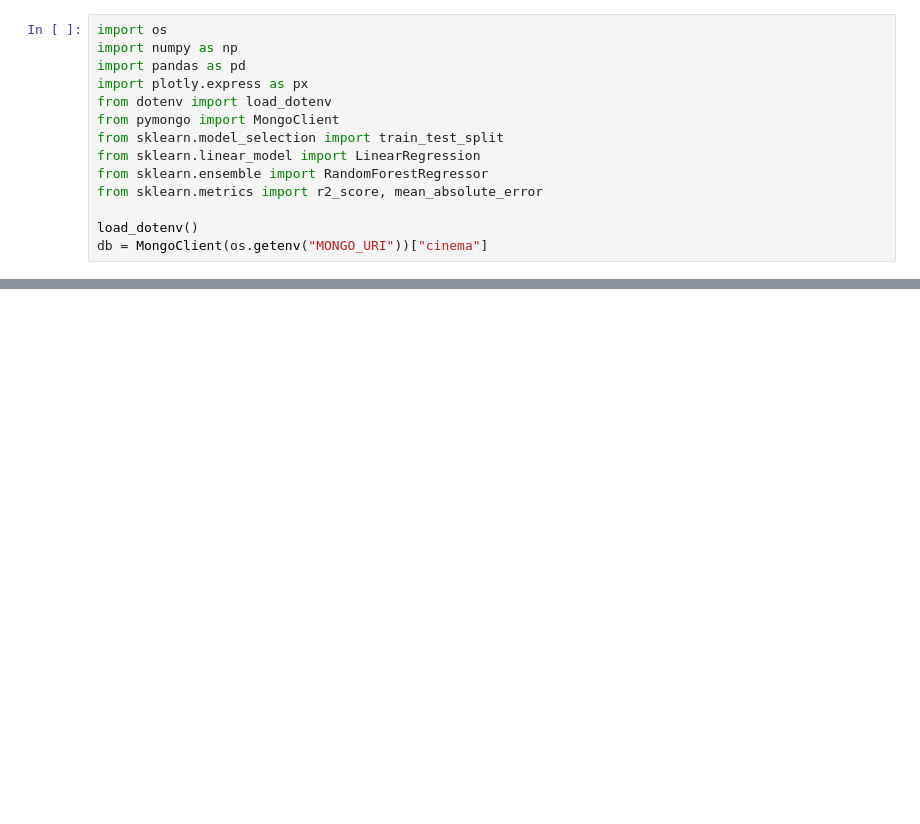
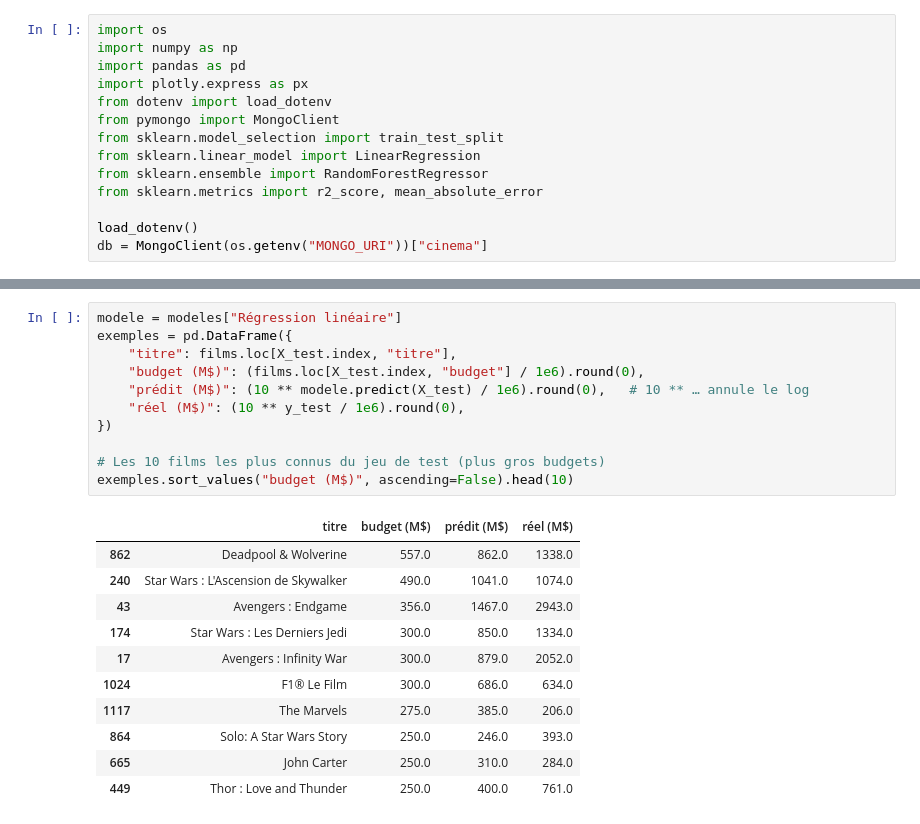
Before and after one commit to hinataa9292/projet-cinema-tmdb, a Jupyter notebook: 4_ml/02_prediction.ipynb, the cells around one changed output, grey strips where cells are left out. Cells and saved outputs as stored; diff of their text form; blank space fills up the shorter version.

Commit message:
Etape 4.2 : Séparation en 2 .ipynb clustering et machine learning : régression des recettes (linéaires, randomforest, contrôle du dataleakage)

```diff
--- a/4_ml/02_prediction.ipynb
+++ b/4_ml/02_prediction.ipynb
@@ -62,0 +115,23 @@ print(X.corrwith(y).abs().sort_values(ascending=False).head(5))
+# %%
+modele = modeles["Régression linéaire"]
+exemples = pd.DataFrame({
+    "titre": films.loc[X_test.index, "titre"],
+    "budget (M$)": (films.loc[X_test.index, "budget"] / 1e6).round(0),
+    "prédit (M$)": (10 ** modele.predict(X_test) / 1e6).round(0),   # 10 ** … annule le log
+    "réel (M$)": (10 ** y_test / 1e6).round(0),
+})
+
+# Les 10 films les plus connus du jeu de test (plus gros budgets)
+exemples.sort_values("budget (M$)", ascending=False).head(10)
+# %% [output]
+|  | titre | budget (M$) | prédit (M$) | réel (M$) |
+| 862 | Deadpool & Wolverine | 557.0 | 862.0 | 1338.0 |
+| 240 | Star Wars : L'Ascension de Skywalker | 490.0 | 1041.0 | 1074.0 |
+| 43 | Avengers : Endgame | 356.0 | 1467.0 | 2943.0 |
+| 174 | Star Wars : Les Derniers Jedi | 300.0 | 850.0 | 1334.0 |
+| 17 | Avengers : Infinity War | 300.0 | 879.0 | 2052.0 |
+| 1024 | F1® Le Film | 300.0 | 686.0 | 634.0 |
+| 1117 | The Marvels | 275.0 | 385.0 | 206.0 |
+| 864 | Solo: A Star Wars Story | 250.0 | 246.0 | 393.0 |
+| 665 | John Carter | 250.0 | 310.0 | 284.0 |
+| 449 | Thor : Love and Thunder | 250.0 | 400.0 | 761.0 |
```
Also changed, not shown: parts of 10 cells of this notebook.
